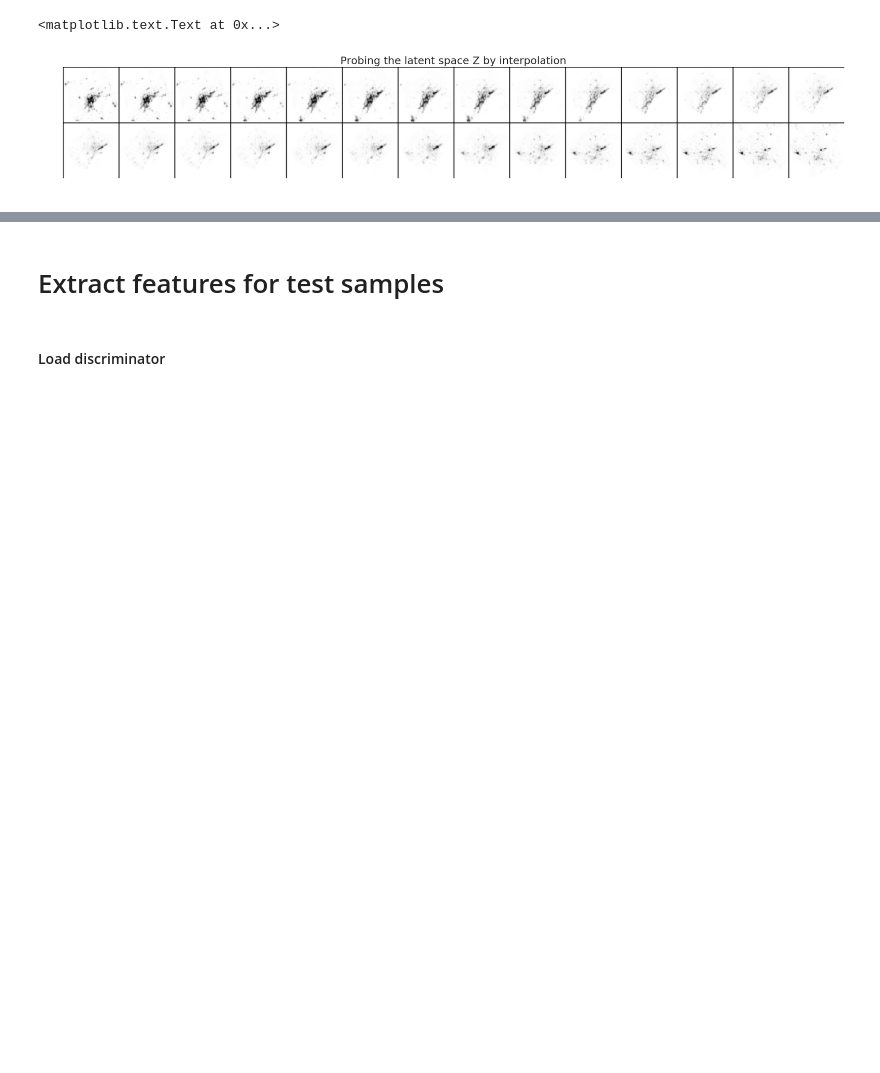
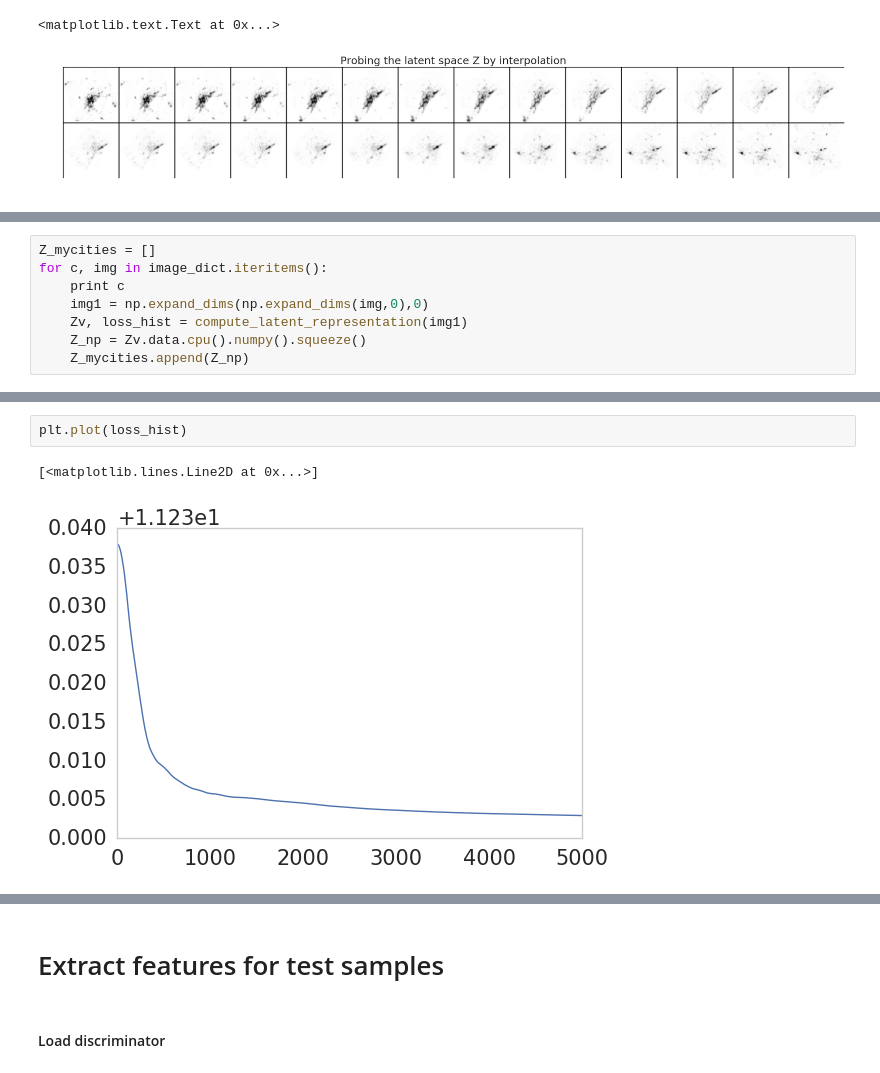
Before and after one commit to adrianalbert/urbanization-patterns, a Jupyter notebook: analysis/SAR analysis with DCGANs.ipynb, the cells around one changed output, grey strips where cells are left out. Cells and saved outputs as stored; diff of their text form; blank space fills up the shorter version.

```diff
--- a/analysis/SAR analysis with DCGANs.ipynb
+++ b/analysis/SAR analysis with DCGANs.ipynb
@@ -242,0 +359,8 @@ plt.title("Probing the latent space Z by interpolation")
+# %%
+Z_mycities = []
+for c, img in image_dict.iteritems():
+    print c
+    img1 = np.expand_dims(np.expand_dims(img,0),0)
+    Zv, loss_hist = compute_latent_representation(img1)
+    Z_np = Zv.data.cpu().numpy().squeeze()
+    Z_mycities.append(Z_np)
@@ -242,0 +385,5 @@ plt.title("Probing the latent space Z by interpolation")
+# %%
+plt.plot(loss_hist)
+# %% [output]
+[<matplotlib.lines.Line2D at 0x...>]
+[figure, added]
```
Also changed, not shown: parts of 14 cells of this notebook, 8 other files.
